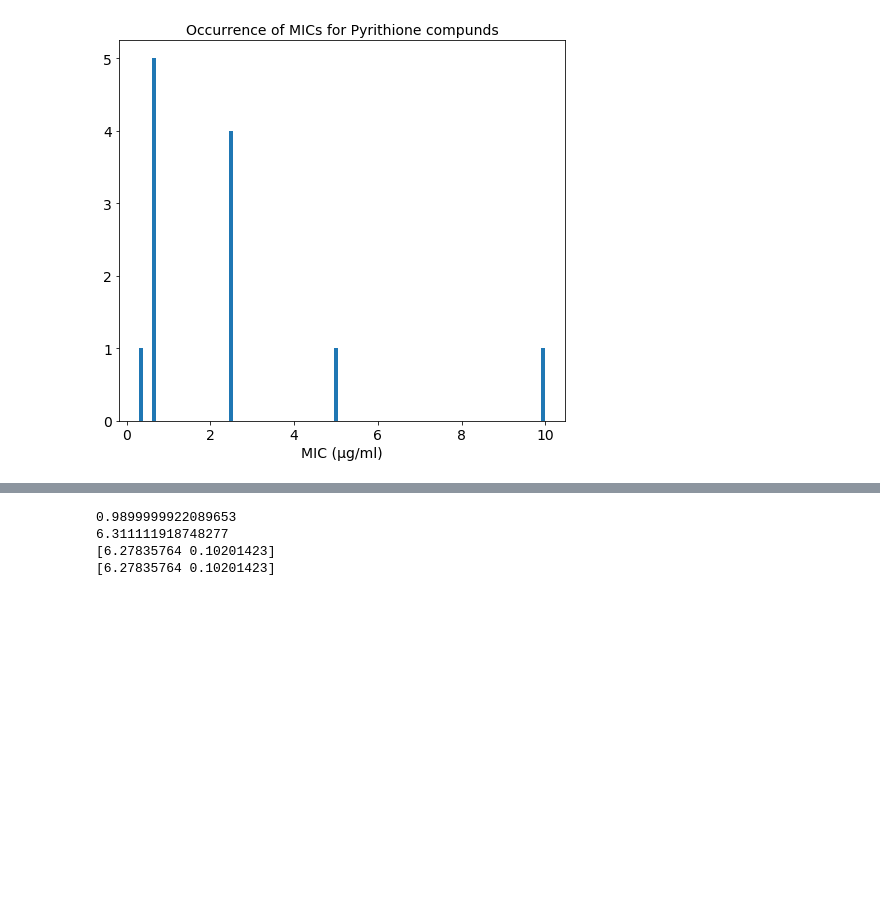
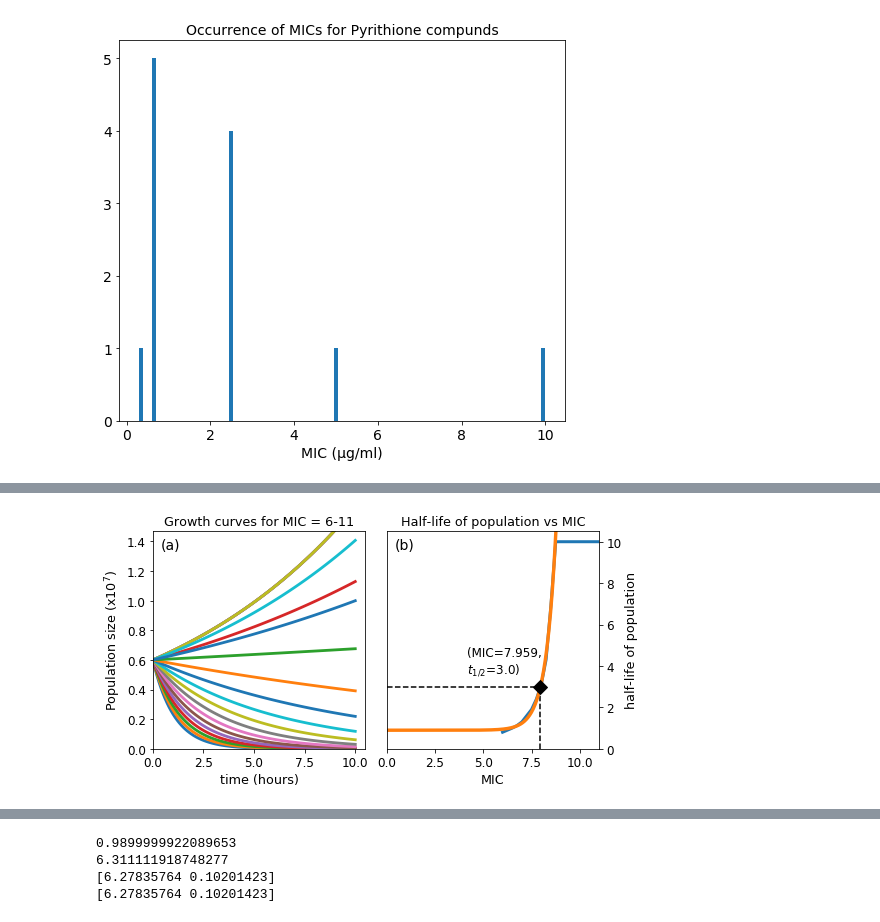
Before and after one commit to patricksinclair/Pyrithione_Analysis, a Jupyter notebook: Testing_phase/PyrithionePlotter.ipynb, the cells around one changed output, grey strips where cells are left out. Drawn from its saved outputs; the diff is of its cells as text; code cells hidden in the pictures; blank space fills up the shorter version.

```diff
--- a/Testing_phase/PyrithionePlotter.ipynb
+++ b/Testing_phase/PyrithionePlotter.ipynb
@@ -282 +282,98 @@ plotMultipleMICCurves('Pyrithione_MICVarying_c=10.0-extended.txt')
 [figure]
+# %%
+def plotMICsAndHalflivesSideBySide(filename):
+
+    MIC_labels, times, MICpops = extractMultipleMICCurves(filename)
+    half_life_lists = [getAvgHalfLifeOfMICCurve(times, mic) for mic in MICpops]
+    relevant_hls = half_life_lists[:11] # the non-zero half lifes
+    MIC_vals = [float(re.findall("\d+\.\d+", MIC_string)[0]) for MIC_string in MIC_labels]
+
+    max_val_t = np.amax(times)
+    max_val_pops = np.amax(MICpops)
+    max_val_MIC = np.amax(MIC_vals)
+    max_val_hlives = np.amax(relevant_hls)
+
+
+    fig = plt.figure()
+    fig.set_size_inches(8,4)
+    gs0 = gridspec.GridSpec(nrows=1, ncols=1, hspace=0.33)
+
+    gs00 = gridspec.GridSpecFromSubplotSpec(nrows=1, ncols=2, subplot_spec=gs0[0], wspace=0.1)
+    ax11 = fig.add_subplot(gs00[0, :1])
+    ax12 = fig.add_subplot(gs00[0, 1:])
+
+
+    target_halfLife3 = 3.
+
+    def fit_func(x, a, b, c):
+        return b*np.exp(a*x) + c
+
+    #can make a function iside a function to pass values to the optimizer
+    def objective_halfLife(targ_hl):
+
+        def objective(x, a, b, c):
+        #'''used to find the x-value of the above function given a y value'''
+            return (targ_hl - fit_func(x, a, b, c))**2
+        return objective
+
+    #print(MIC_vals)
+    mic_arr = np.array(MIC_vals[:11])
+    hl_arr = np.array(relevant_hls)
+
+    params = curve_fit(fit_func, mic_arr, hl_arr)
+    [a, b, c] = params[0]
+
+    # here we find the x value (MIC) for a given y-value (half-life)
+    def getTargetMIC(targ_hl):
+        popt2, pcov2 = curve_fit(fit_func, mic_arr, hl_arr)
+        #print(pcov2)
+        res = minimize_scalar(objective_halfLife(targ_hl), bracket=(6, 11), args=tuple(popt2))
+        return res.x # the half life required to obtain target_halfLife
+
+
+    target_MIC3 = getTargetMIC(target_halfLife3)
+    print(target_MIC3)
+
+    x_vals = np.linspace(0., 12, 400)
+    fitted_hls = [fit_func(x, a, b, c) for x in x_vals]
+
+    for mic in MICpops:
+        ax11.plot(times, mic, linewidth=2.8)
+
+    font_size=12.8
+
+    ax11.set_xlim(0,1.05*max(times))
+    y_max = max(max(MICpops))
+    ax11.set_ylim(0, 1.3*y_max)
+    ax11.tick_params(labelsize=12)
+    ax11.set_title('Growth curves for MIC = 6-11', fontsize=font_size)
+    ax11.set_xlabel('time (hours)', fontsize=font_size)
+    ax11.set_ylabel('Population size (x10$^7$)', fontsize=font_size)
+    ax11.yaxis.get_offset_text().set_visible(False)
+
+    ax12.plot(MIC_vals, half_life_lists, linewidth=3) #recorded data
+    ax12.plot(x_vals, fitted_hls, linewidth=3.4) #fitted curve
+    ax12.plot(target_MIC3, target_halfLife3, marker='D', markersize=10, color='black') #plot desired MIC for specificied half-life
+    ax12.vlines(target_MIC3, 0, target_halfLife3, linestyle="dashed")
+    ax12.hlines(target_halfLife3, 0, target_MIC3, linestyle="dashed")
+    targMIC_string3 = "{:.3f}".format(target_MIC3)
+    ax12.text(target_MIC3*(1.-0.48), target_halfLife3*(1+0.2), "(MIC="+targMIC_string3+",\n$t_{1/2}$="+str(target_halfLife3)+")", fontsize=12)
+    ax12.set_title('Half-life of population vs MIC', fontsize=font_size)
+    ax12.set_xlabel('MIC', fontsize=font_size)
+    ax12.set_ylabel('half-life of population', fontsize=font_size)
+    ax12.yaxis.set_label_position("right")
+    ax12.yaxis.tick_right()
+    ax12.tick_params(labelsize=12)
+    ax12.set_xlim(0,11.)
+    ax12.set_ylim(0,1.05*max(times))
+
+    IDsize = 14
+    ax11.text((1-0.96)*max_val_t, (1.-0.175)*max_val_pops, '(a)', fontsize=IDsize)
+    ax12.text((1.-0.96)*max_val_MIC, (1+0.4)*max_val_hlives, '(b)', fontsize=IDsize)
+
+    plt.savefig('popsize_and_halflife_sidebyside.pdf', bbox_inches='tight')
+    plt.show()
+
+
+plotMICsAndHalflivesSideBySide('Pyrithione_MICVarying_c=10.0-extended.txt')
+# %% [output]
@@ -283,3 +381,4 @@ plotMultipleMICCurves('Pyrithione_MICVarying_c=10.0-extended.txt')
+[figure, added]
 # %%
 def histogramLogNorms(filename):
     p = re.compile(r'\d+\.\d+')  # Compile a pattern to capture float values
```
Also changed, not shown: parts of 5 cells of this notebook, 7 other files.
